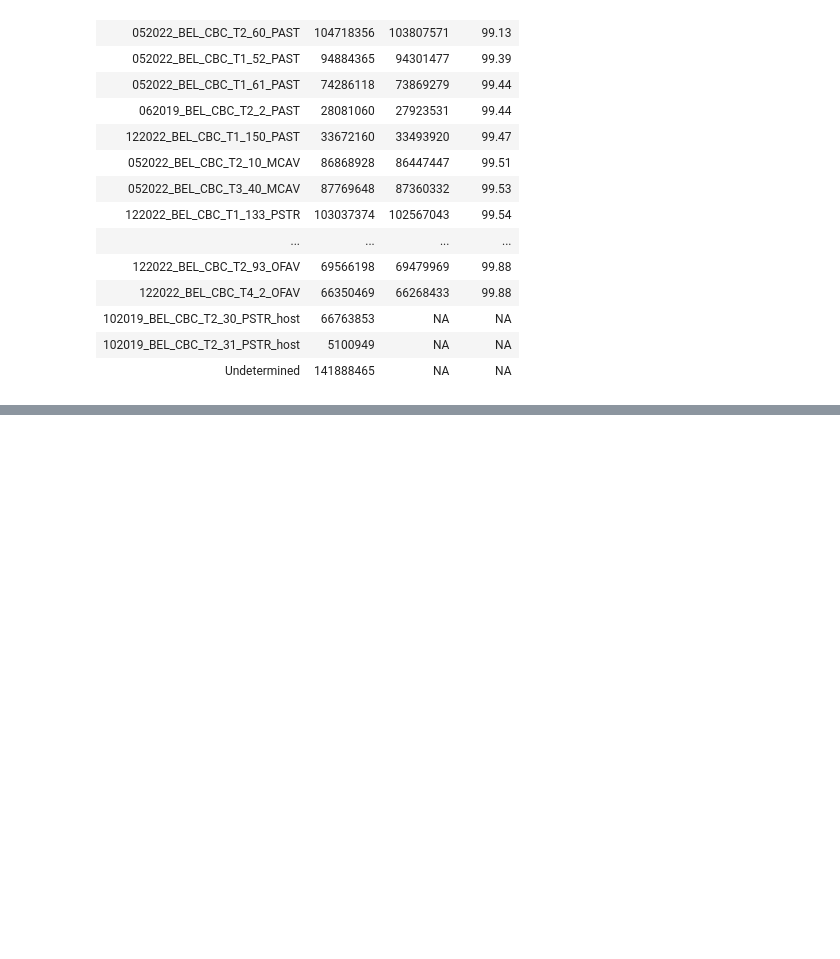
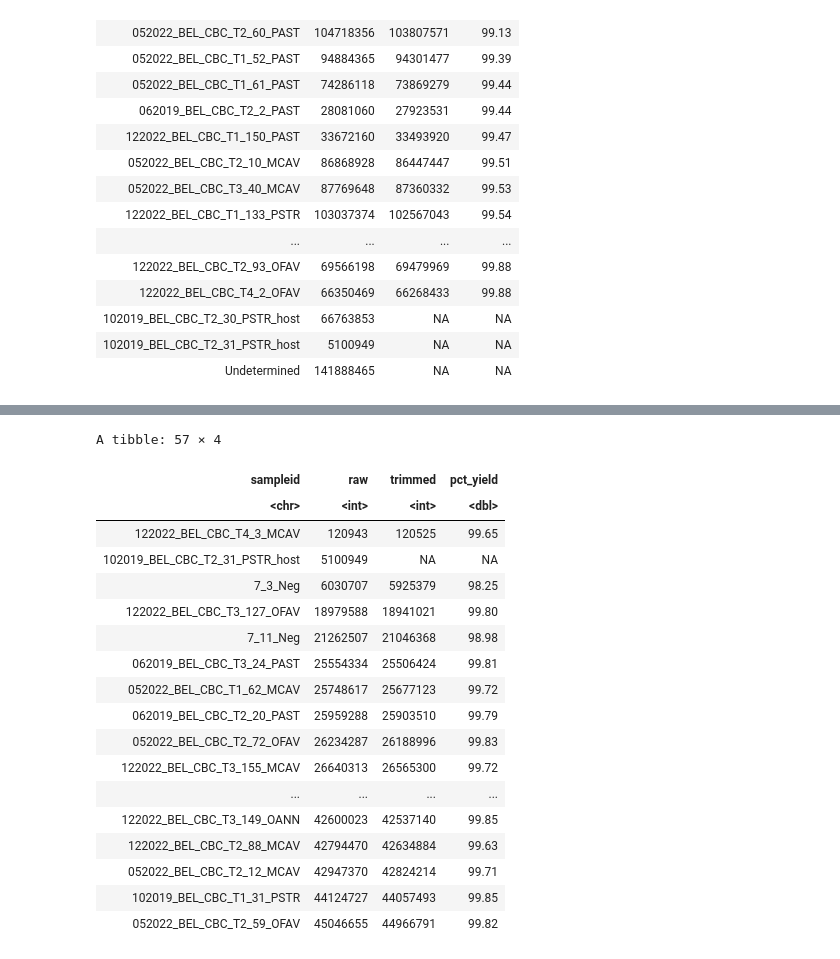
Before and after one commit to brookewicz/CBC_metagenomics, a Jupyter notebook: all_sctld/read_counts.ipynb, the cells around one changed output, grey strips where cells are left out. Cells and saved outputs as stored; diff of their text form; code cells hidden in the pictures; blank space fills up the shorter version.

```diff
--- a/all_sctld/read_counts.ipynb
+++ b/all_sctld/read_counts.ipynb
@@ -120,0 +187,26 @@ A tibble: 226 × 4
+# %%
+# maybe look at everything lower than the first quartile?
+reads_wide %>%
+    filter(raw < 45291641) %>%
+    arrange(raw)
+# 57 samples lower than first quartile
+# %% [output]
+A tibble: 57 × 4
+| sampleid | raw | trimmed | pct_yield |
+| <chr> | <int> | <int> | <dbl> |
+| 122022_BEL_CBC_T4_3_MCAV | 120943 | 120525 | 99.65 |
+| 102019_BEL_CBC_T2_31_PSTR_host | 5100949 | NA | NA |
+| 7_3_Neg | 6030707 | 5925379 | 98.25 |
+| 122022_BEL_CBC_T3_127_OFAV | 18979588 | 18941021 | 99.80 |
+| 7_11_Neg | 21262507 | 21046368 | 98.98 |
+| 062019_BEL_CBC_T3_24_PAST | 25554334 | 25506424 | 99.81 |
+| 052022_BEL_CBC_T1_62_MCAV | 25748617 | 25677123 | 99.72 |
+| 062019_BEL_CBC_T2_20_PAST | 25959288 | 25903510 | 99.79 |
+| 052022_BEL_CBC_T2_72_OFAV | 26234287 | 26188996 | 99.83 |
+| 122022_BEL_CBC_T3_155_MCAV | 26640313 | 26565300 | 99.72 |
+| ... | ... | ... | ... |
+| 122022_BEL_CBC_T3_149_OANN | 42600023 | 42537140 | 99.85 |
+| 122022_BEL_CBC_T2_88_MCAV | 42794470 | 42634884 | 99.63 |
+| 052022_BEL_CBC_T2_12_MCAV | 42947370 | 42824214 | 99.71 |
+| 102019_BEL_CBC_T1_31_PSTR | 44124727 | 44057493 | 99.85 |
+| 052022_BEL_CBC_T2_59_OFAV | 45046655 | 44966791 | 99.82 |
```
Also changed, not shown: parts of 14 cells of this notebook.
